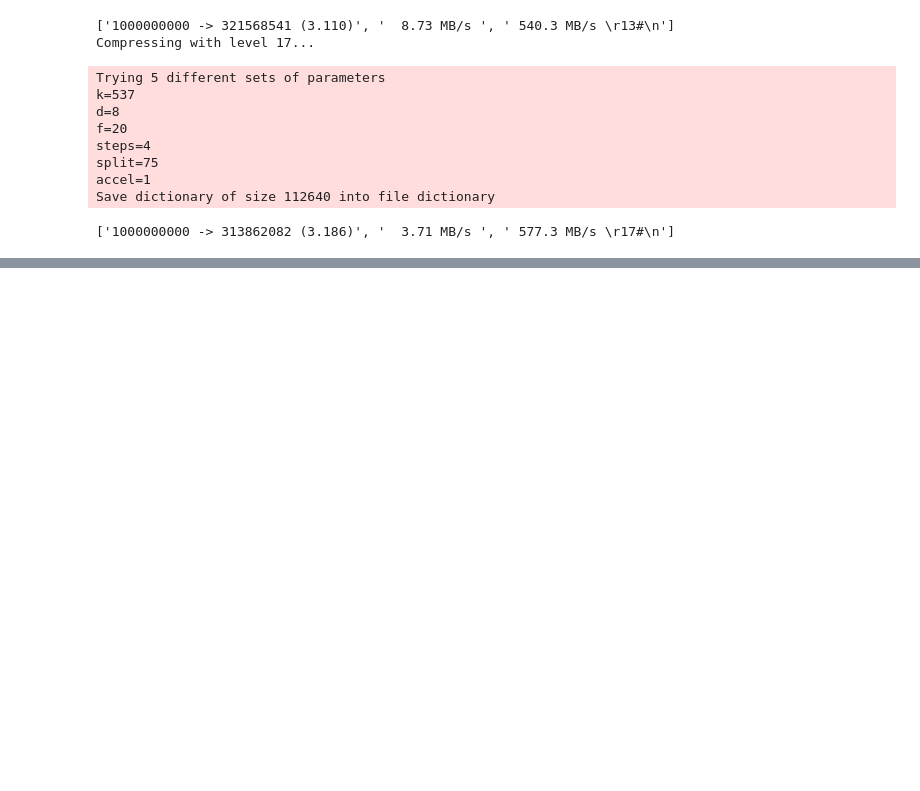
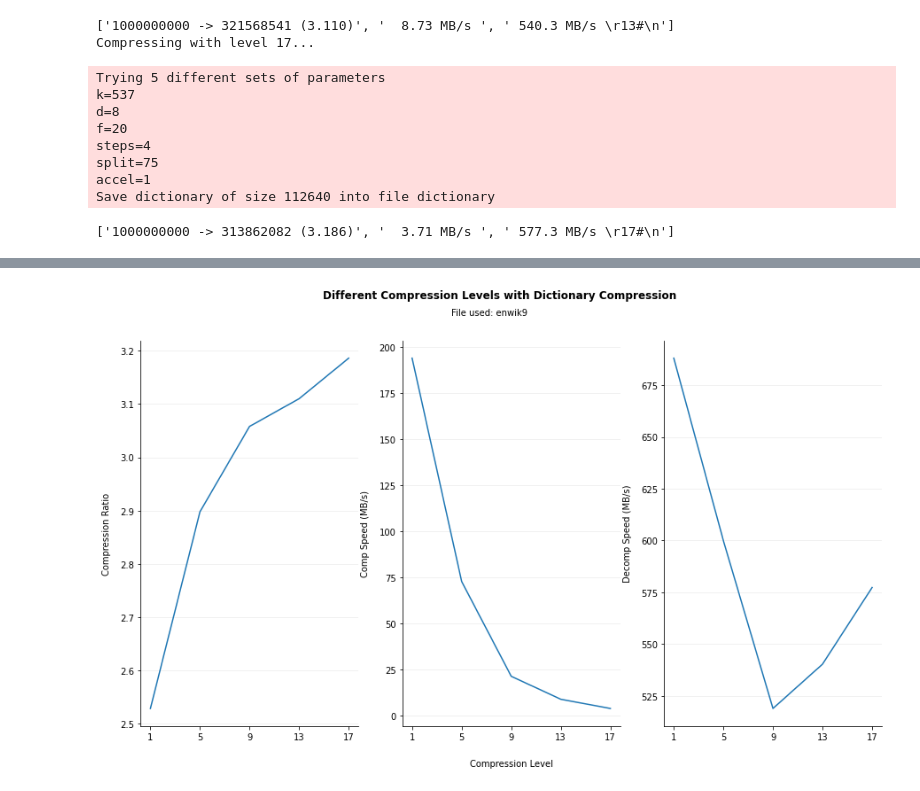
Before and after one commit to CarlosCRG19/open-source-mlh-fellowship, a Jupyter notebook: Week-6/4thTests.ipynb, the cells around one changed output, grey strips where cells are left out. Drawn from its saved outputs; the diff is of its cells as text; code cells hidden in the pictures; blank space fills up the shorter version.

```diff
--- a/Week-6/4thTests.ipynb
+++ b/Week-6/4thTests.ipynb
@@ -413,0 +411,27 @@ Level 3 is specified when training the dictionaries. This level is also used for
+# %%
+# GRAPH IMPLEMENTED WITH MATPLOTLIB SUBPLOTS
+
+# Creation of subplots
+fig, (ax1, ax2, ax3) = plt.subplots(1, 3, figsize=(15,8))
+fig.suptitle("Different Compression Levels with Dictionary Compression", weight="bold")
+fig.text(s=f"File used: {file}", y=0.93, x=0.45)
+
+# Plots
+ax1.plot(df_levels["compression_level"], df_levels["compression_ratio"])
+ax2.plot(df_levels["compression_level"], df_levels["compression_speed"])
+ax3.plot(df_levels["compression_level"], df_levels["decompression_speed"])
+
+# X axis
+ax1.set_xticks(df_levels["compression_level"])
+ax2.set_xticks(df_levels["compression_level"])
+ax3.set_xticks(df_levels["compression_level"])
+ax2.set_xlabel("Compression Level", labelpad=20)
+
+# Y axis
+ax1.set_ylabel("Compression Ratio", labelpad=10)
+ax2.set_ylabel("Comp Speed (MB/s)", labelpad=10)
+ax3.set_ylabel("Decomp Speed (MB/s)", labelpad=10)
+
+plt.show()
+# %% [output]
+[figure, added]
```
Also changed, not shown: parts of 38 cells of this notebook.
